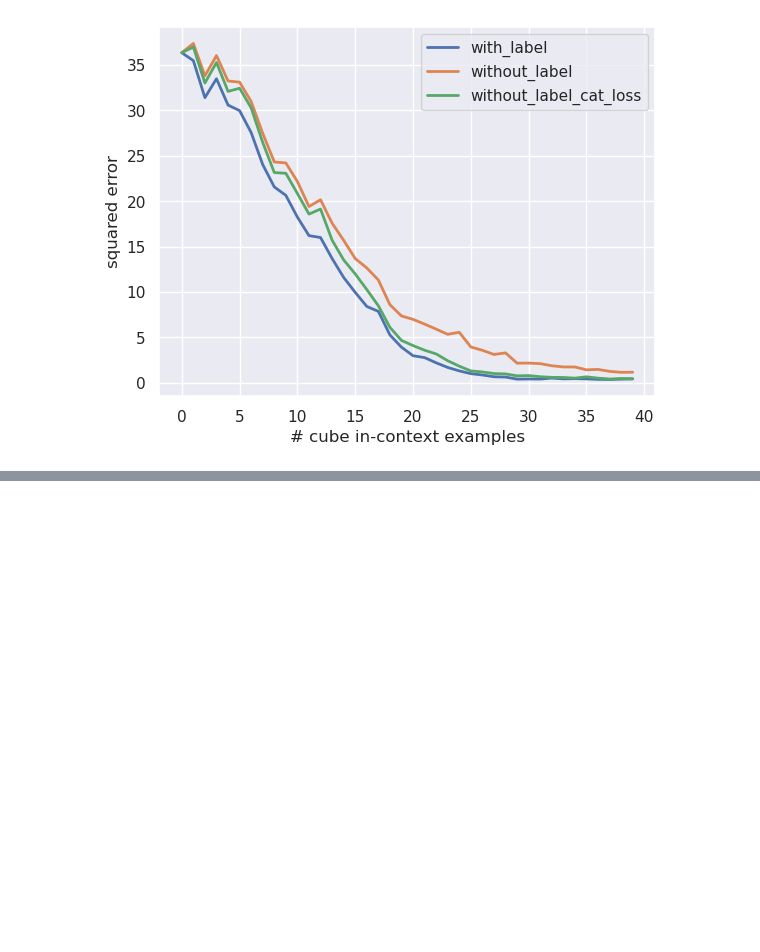
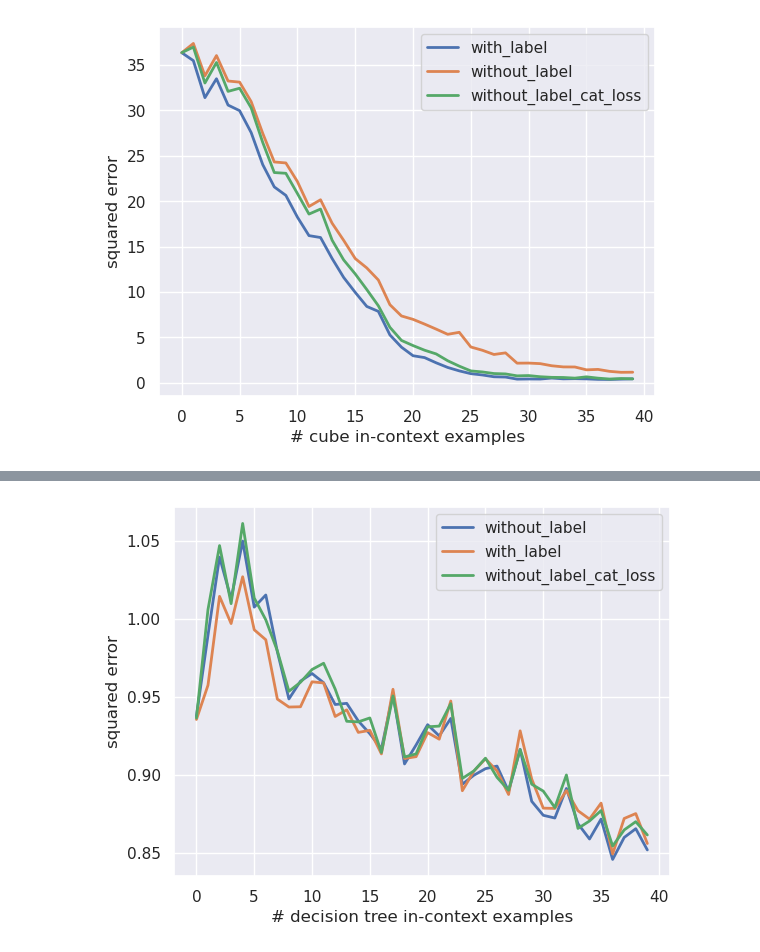
Before and after one commit to aia00/LLM_Archive, a Jupyter notebook: GPT2/experiments/ICL_24_2/mycode/categorical_loss/src/my_eval.ipynb, the cells around one changed output, grey strips where cells are left out. Cells and saved outputs as stored; diff of their text form; code cells hidden in the pictures; blank space fills up the shorter version.

```diff
--- a/GPT2/experiments/ICL_24_2/mycode/categorical_loss/src/my_eval.ipynb
+++ b/GPT2/experiments/ICL_24_2/mycode/categorical_loss/src/my_eval.ipynb
@@ -338,16 +338,18 @@ model_without_label_cat_loss, conf = get_parrallel_model_from_run(run_path_witho
 model_without_label_cat_loss = model_without_label_cat_loss.to(device)
 
 with torch.no_grad():
-    pred_without_label_cat_loss = model_without_label_cat_loss(xs, ys, 3, True)
+    pred_without_label_cat_loss = model_without_label_cat_loss(xs, ys, 4, True)
 
 metric_without_label_cat_loss = task.get_metric()
 loss_without_label_cat_loss = metric_with_label(pred_without_label_cat_loss[0], ys).cpu().numpy()
 # %%
 plt.plot(loss_without_label.mean(axis=0), lw=2, label="without_label")
 plt.plot(loss_with_label.mean(axis=0), lw=2, label="with_label")
 plt.plot(loss_without_label_cat_loss.mean(axis=0), lw=2, label="without_label_cat_loss")
 
-plt.xlabel("# relu_2nn_regression in-context examples")
+plt.xlabel("# decision tree in-context examples")
 plt.ylabel("squared error")
 plt.legend()
 plt.show()
+# %% [output]
+[figure, added]
```
Also changed, not shown: parts of 1 cell of this notebook.
